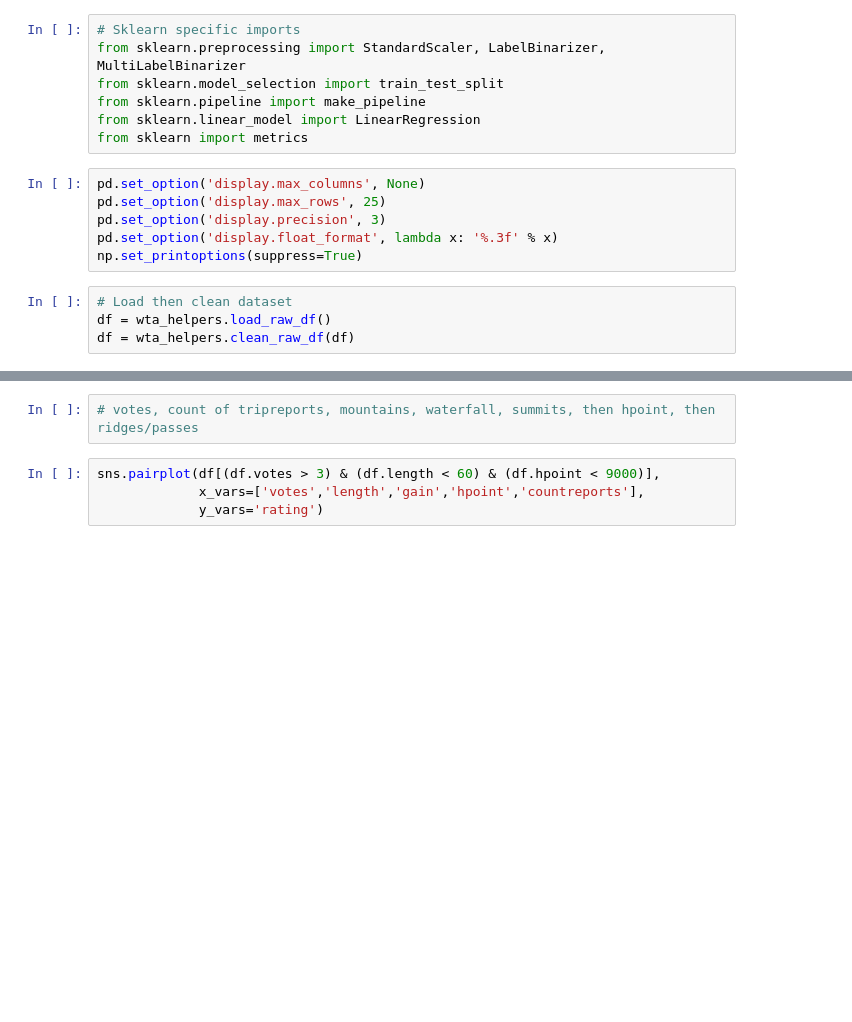
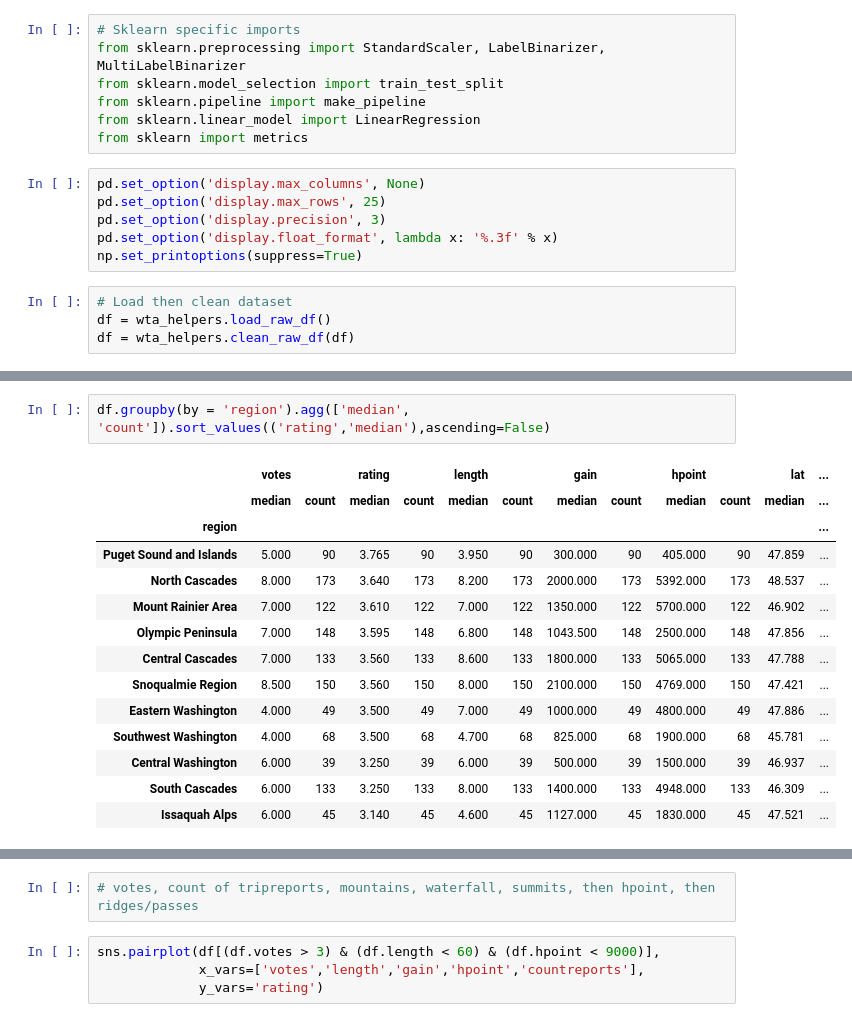
Before and after one commit to spencertollefson/WA-trails-rating-prediction, a Jupyter notebook: wta_modeling.ipynb, the cells around one changed output, grey strips where cells are left out. Drawn from its saved outputs; the diff is of its cells as text; blank space fills up the shorter version.

```diff
--- a/wta_modeling.ipynb
+++ b/wta_modeling.ipynb
@@ -163,0 +157,17 @@ KeyError: "[' Northwest Forest Pass' ' Sno-Parks Permit' 'Discover Pass'\n 'Nati
+# %%
+df.groupby(by = 'region').agg(['median', 'count']).sort_values(('rating','median'),ascending=False)
+# %% [output]
+|  | votes |  | rating |  | length |  | gain |  | hpoint |  | lat | ... |
+|  | median | count | median | count | median | count | median | count | median | count | median | ... |
+| region |  |  |  |  |  |  |  |  |  |  |  | ... |
+| Puget Sound and Islands | 5.000 | 90 | 3.765 | 90 | 3.950 | 90 | 300.000 | 90 | 405.000 | 90 | 47.859 | ... |
+| North Cascades | 8.000 | 173 | 3.640 | 173 | 8.200 | 173 | 2000.000 | 173 | 5392.000 | 173 | 48.537 | ... |
+| Mount Rainier Area | 7.000 | 122 | 3.610 | 122 | 7.000 | 122 | 1350.000 | 122 | 5700.000 | 122 | 46.902 | ... |
+| Olympic Peninsula | 7.000 | 148 | 3.595 | 148 | 6.800 | 148 | 1043.500 | 148 | 2500.000 | 148 | 47.856 | ... |
+| Central Cascades | 7.000 | 133 | 3.560 | 133 | 8.600 | 133 | 1800.000 | 133 | 5065.000 | 133 | 47.788 | ... |
+| Snoqualmie Region | 8.500 | 150 | 3.560 | 150 | 8.000 | 150 | 2100.000 | 150 | 4769.000 | 150 | 47.421 | ... |
+| Eastern Washington | 4.000 | 49 | 3.500 | 49 | 7.000 | 49 | 1000.000 | 49 | 4800.000 | 49 | 47.886 | ... |
+| Southwest Washington | 4.000 | 68 | 3.500 | 68 | 4.700 | 68 | 825.000 | 68 | 1900.000 | 68 | 45.781 | ... |
+| Central Washington | 6.000 | 39 | 3.250 | 39 | 6.000 | 39 | 500.000 | 39 | 1500.000 | 39 | 46.937 | ... |
+| South Cascades | 6.000 | 133 | 3.250 | 133 | 8.000 | 133 | 1400.000 | 133 | 4948.000 | 133 | 46.309 | ... |
+| Issaquah Alps | 6.000 | 45 | 3.140 | 45 | 4.600 | 45 | 1127.000 | 45 | 1830.000 | 45 | 47.521 | ... |
```
Also changed, not shown: parts of 19 cells of this notebook.
